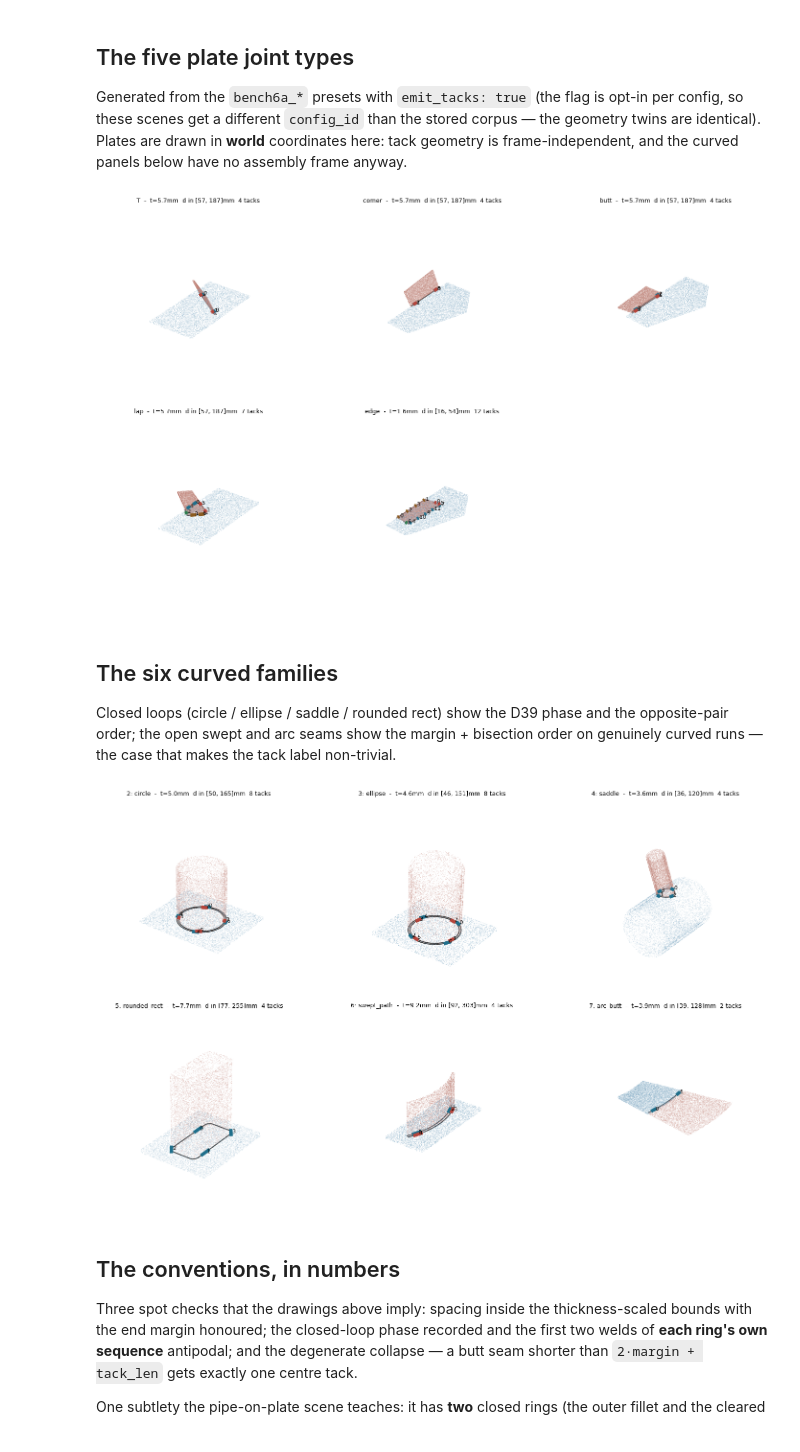
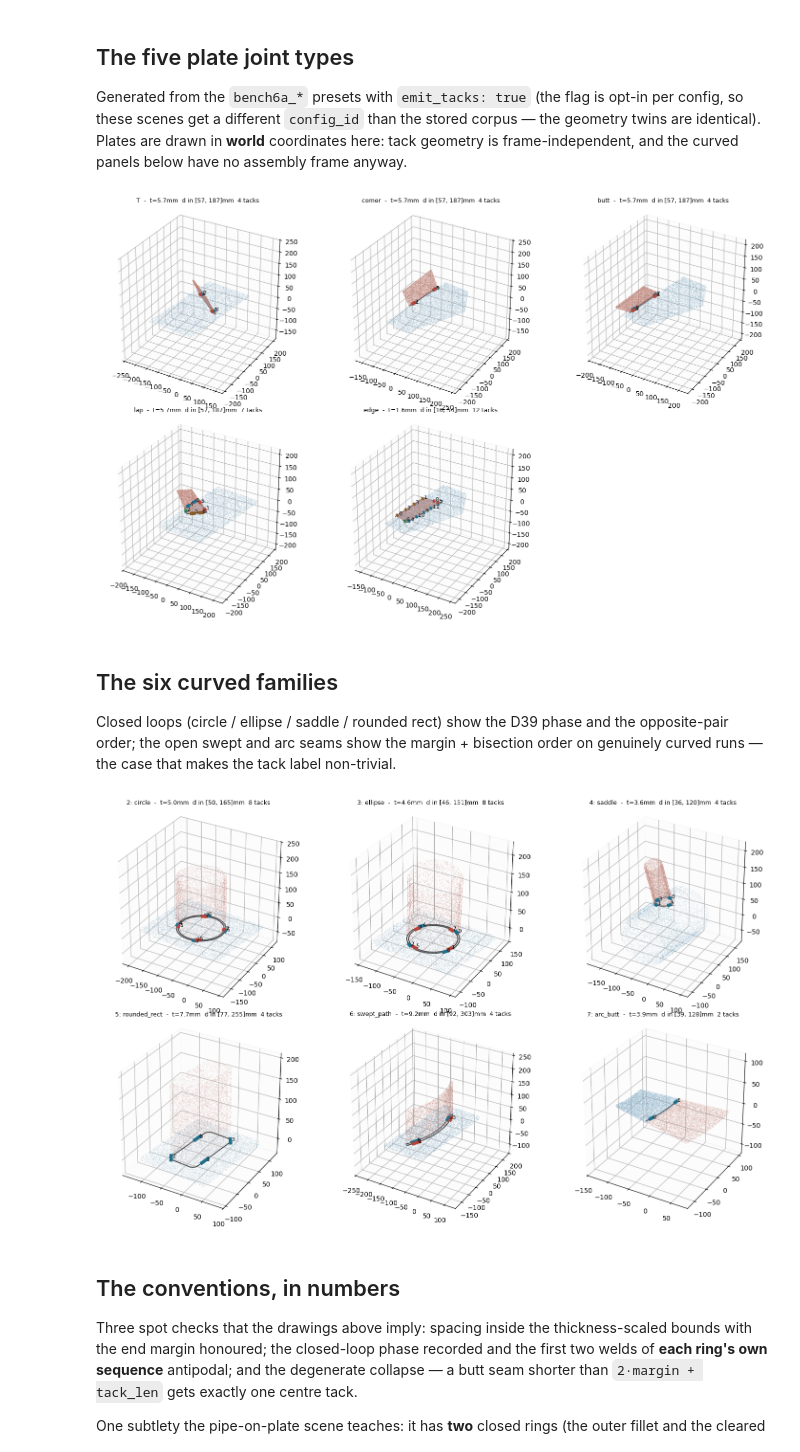
Before and after one commit to amnessa/welding_cell_ws, a Jupyter notebook: weld_generator/notebooks/13_inspect_tacks.ipynb, the cells around one changed output. Saved outputs shown, nothing was run; the diff lists cells and outputs as text; code cells hidden in the pictures.

```diff
--- a/weld_generator/notebooks/13_inspect_tacks.ipynb
+++ b/weld_generator/notebooks/13_inspect_tacks.ipynb
@@ -100,12 +100,21 @@ for i, jt in enumerate(("T", "corner", "butt", "lap", "edge")):
     cfg = load_config(f"../configs/bench6a_{jt}.yaml")
     cfg["emit_tacks"] = True
     scene, arrays = tack_scene(cfg)
+
     ax = fig.add_subplot(2, 3, i + 1, projection="3d")
     draw_tacks(ax, scene, arrays)
+
+    ax.set_axis_on()
+    ax.grid(True, linestyle="--", linewidth=0.5, alpha=0.45)
+    for axis in (ax.xaxis, ax.yaxis, ax.zaxis):
+        axis.pane.set_facecolor("#f5f5f5")
+        axis.pane.set_alpha(0.25)
+
     ax.set_title(f'{jt}  -  {rule_line(scene)}', fontsize=9)
+
 plt.tight_layout()
 # %% [output]
-[figure, old version]
+[figure, new version]
 # %% [markdown]
 ## The six curved families
 
@@ -115,20 +124,29 @@ genuinely curved runs — the case that makes the tack label non-trivial.
 # %%
 FAMILIES = [2, 3, 4, 5, 6, 7]     # 5 is the slow one (~1-2 min); trim if needed
 NAMES = {2: "circle", 3: "ellipse", 4: "saddle", 5: "rounded_rect",
          6: "swept_path", 7: "arc_butt"}
 
 fig = plt.figure(figsize=(15, 9))
 for i, fam in enumerate(FAMILIES):
     cfg = load_config("../configs/curved_smoke.yaml")
     cfg["seam_families"] = [fam]
     cfg["emit_tacks"] = True
     scene, arrays = tack_scene(cfg)
+
     ax = fig.add_subplot(2, 3, i + 1, projection="3d")
     draw_tacks(ax, scene, arrays)
+
+    ax.set_axis_on()
+    ax.grid(True, linestyle="--", linewidth=0.5, alpha=0.45)
+    for axis in (ax.xaxis, ax.yaxis, ax.zaxis):
+        axis.pane.set_facecolor("#f5f5f5")
+        axis.pane.set_alpha(0.25)
+
     ax.set_title(f'{fam}: {NAMES[fam]}  -  {rule_line(scene)}', fontsize=9)
+
 plt.tight_layout()
 # %% [output]
-[figure, old version]
+[figure, new version]
 # %% [markdown]
 ## The conventions, in numbers
 
```
